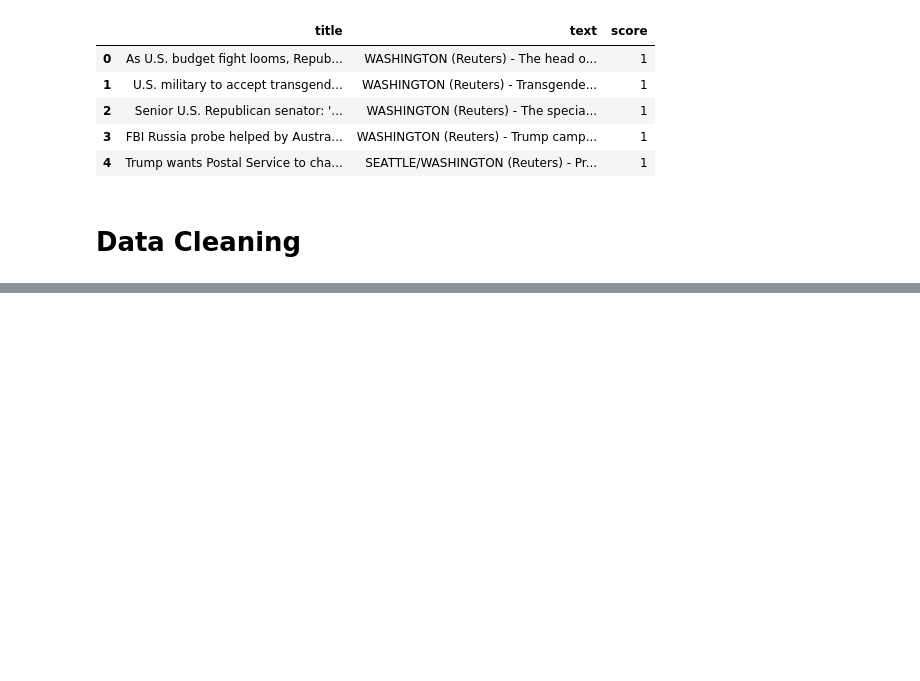
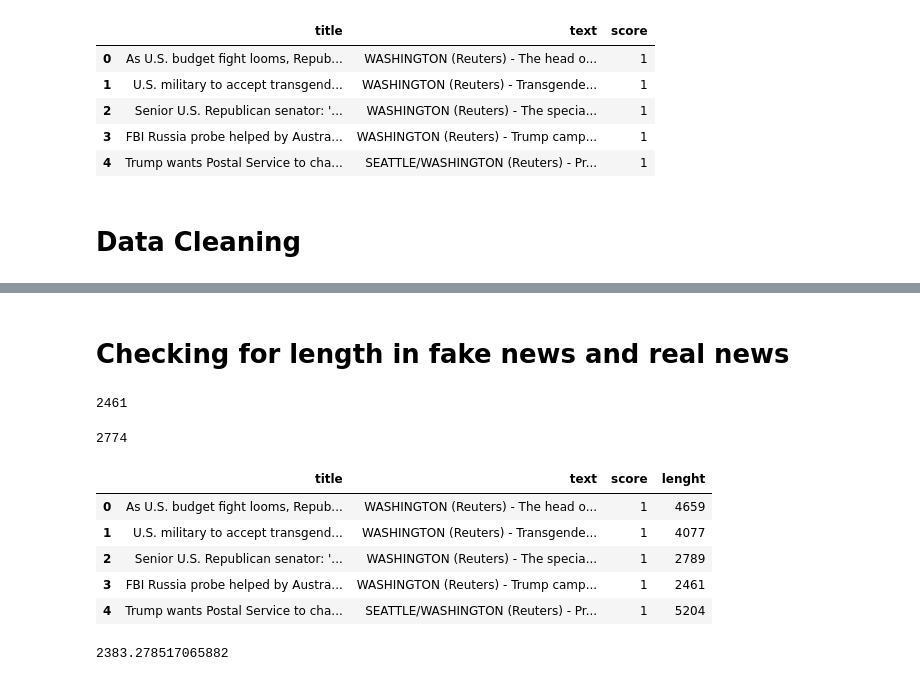
Before and after one commit to LiamCafffrey/FakeNews, a Jupyter notebook: notebooks/Test.ipynb, the cells around one changed output, grey strips where cells are left out. Cells and saved outputs as stored; diff of their text form; code cells hidden in the pictures; blank space fills up the shorter version.

```diff
--- a/notebooks/Test.ipynb
+++ b/notebooks/Test.ipynb
@@ -241,5 +241,9 @@ import string, re
 data['text'] = data['text'].str.lower()
 data['title'] = data['title'].str.lower()
 # %%
-for text in data['text']:
-    data['text'] = ''.join(word for word in text if not word.isdigit())
+def clean(text):
+    text= ''.join(word for word in text if not word.isdigit())
+    return text
+
+data['text']=data['text'].apply(clean)
+data['title']=data['title'].apply(clean)
@@ -252,0 +351,35 @@ TypeError: replace() missing 1 required positional argument: 'repl'
+# %% [markdown]
+# Checking for length in fake news and real news
+# %%
+len(true.text[3])
+# %% [output]
+2461
+# %%
+len(fake.text[3])
+# %% [output]
+2774
+# %%
+lenght_true_df = true.copy()
+def count(df):
+    lenght = []
+    for text in df:
+        lenght.append(len(text))
+    return lenght
+
+lenght_true = np.array(count(true['text']))
+lenght_true = pd.Series(lenght_true)
+count_df_true = true.copy()
+count_df_true['lenght'] = lenght_true
+# %%
+count_df_true.head()
+# %% [output]
+|  | title | text | score | lenght |
+| 0 | As U.S. budget fight looms, Repub... | WASHINGTON (Reuters) - The head o... | 1 | 4659 |
+| 1 | U.S. military to accept transgend... | WASHINGTON (Reuters) - Transgende... | 1 | 4077 |
+| 2 | Senior U.S. Republican senator: '... | WASHINGTON (Reuters) - The specia... | 1 | 2789 |
+| 3 | FBI Russia probe helped by Austra... | WASHINGTON (Reuters) - Trump camp... | 1 | 2461 |
+| 4 | Trump wants Postal Service to cha... | SEATTLE/WASHINGTON (Reuters) - Pr... | 1 | 5204 |
+# %%
+np.mean(count_df_true['lenght'])
+# %% [output]
+2383.278517065882
```
Also changed, not shown: parts of 28 cells of this notebook, 2 other files.
